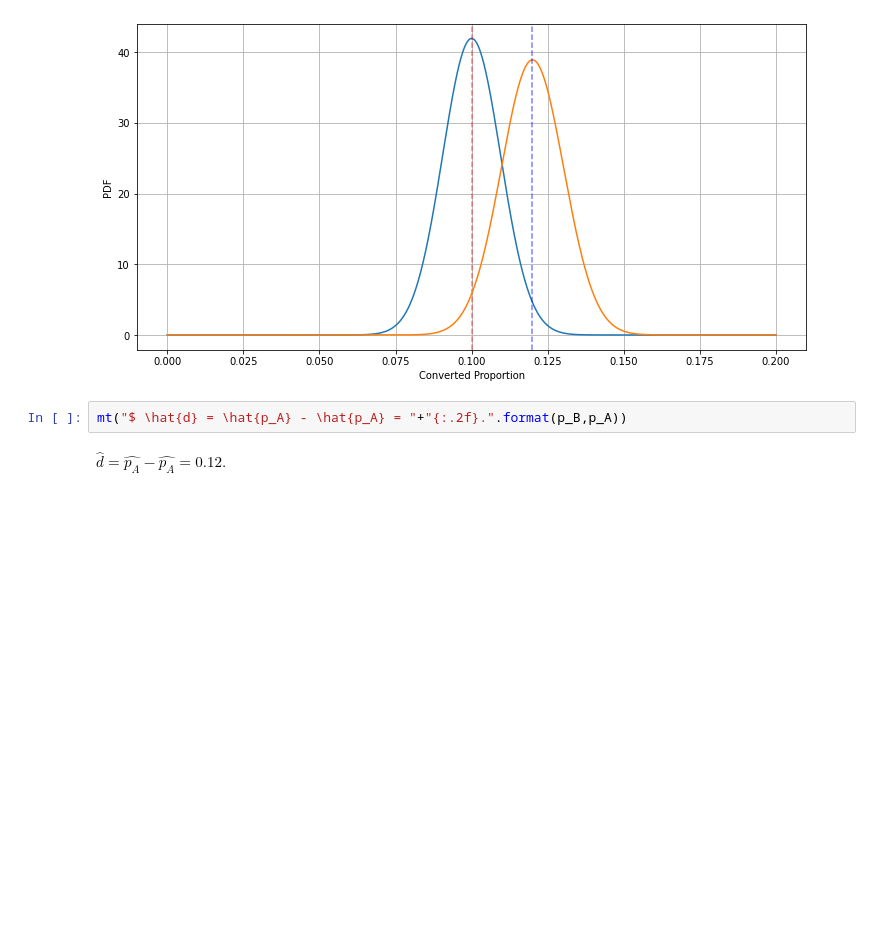
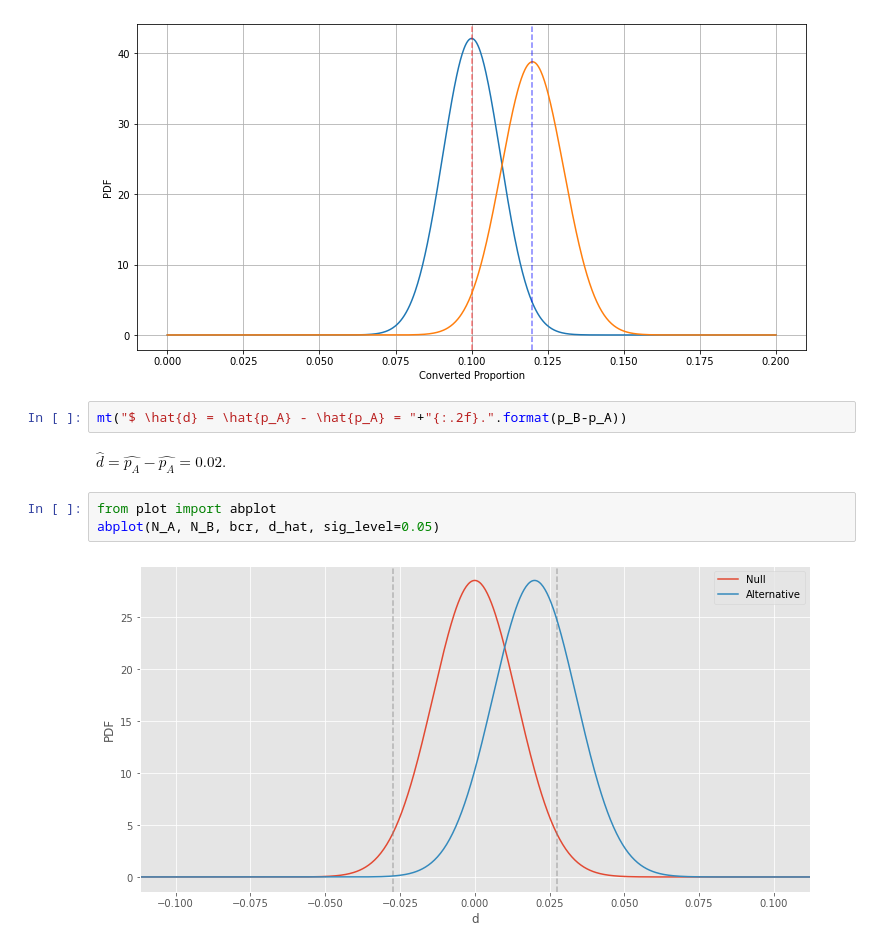
Before and after one commit to ysraell/examples, a Jupyter notebook: TestAB_Math/Tutorial.ipynb, the cells around one changed output. Drawn from its saved outputs; the diff is of its cells as text; blank space fills up the shorter version.

```diff
--- a/TestAB_Math/Tutorial.ipynb
+++ b/TestAB_Math/Tutorial.ipynb
@@ -213,6 +213,11 @@ plt.grid()
 # %% [output]
 [figure]
 # %%
-mt("$ \hat{d} = \hat{p_A} - \hat{p_A} = "+"{:.2f}.".format(p_B,p_A))
+mt("$ \hat{d} = \hat{p_A} - \hat{p_A} = "+"{:.2f}.".format(p_B-p_A))
 # %% [output]
-$\displaystyle  \hat{d} = \hat{p_A} - \hat{p_A} = 0.12.$
+$\displaystyle  \hat{d} = \hat{p_A} - \hat{p_A} = 0.02.$
+# %%
+from plot import abplot
+abplot(N_A, N_B, bcr, d_hat, sig_level=0.05)
+# %% [output]
+[figure, added]
```
Also changed, not shown: parts of 13 cells of this notebook, 4 other files.
